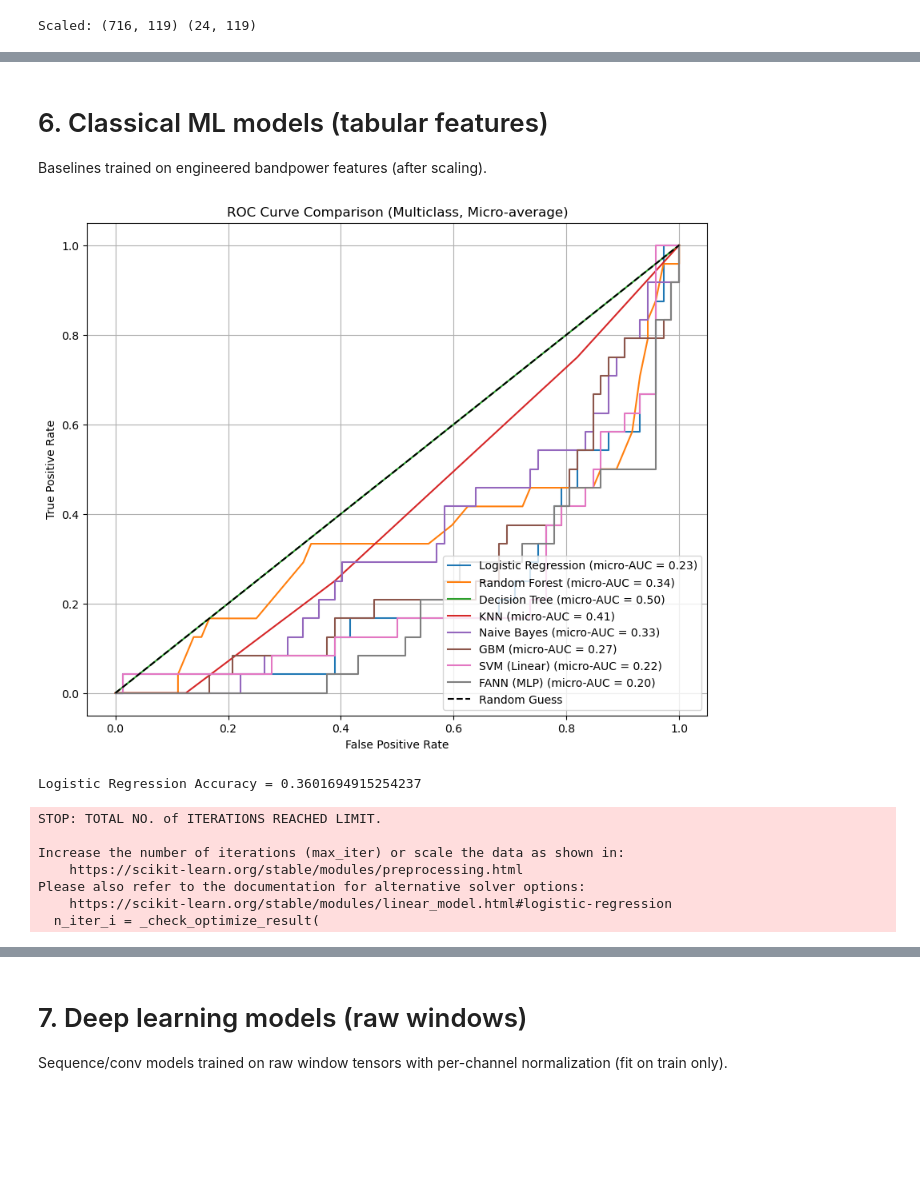
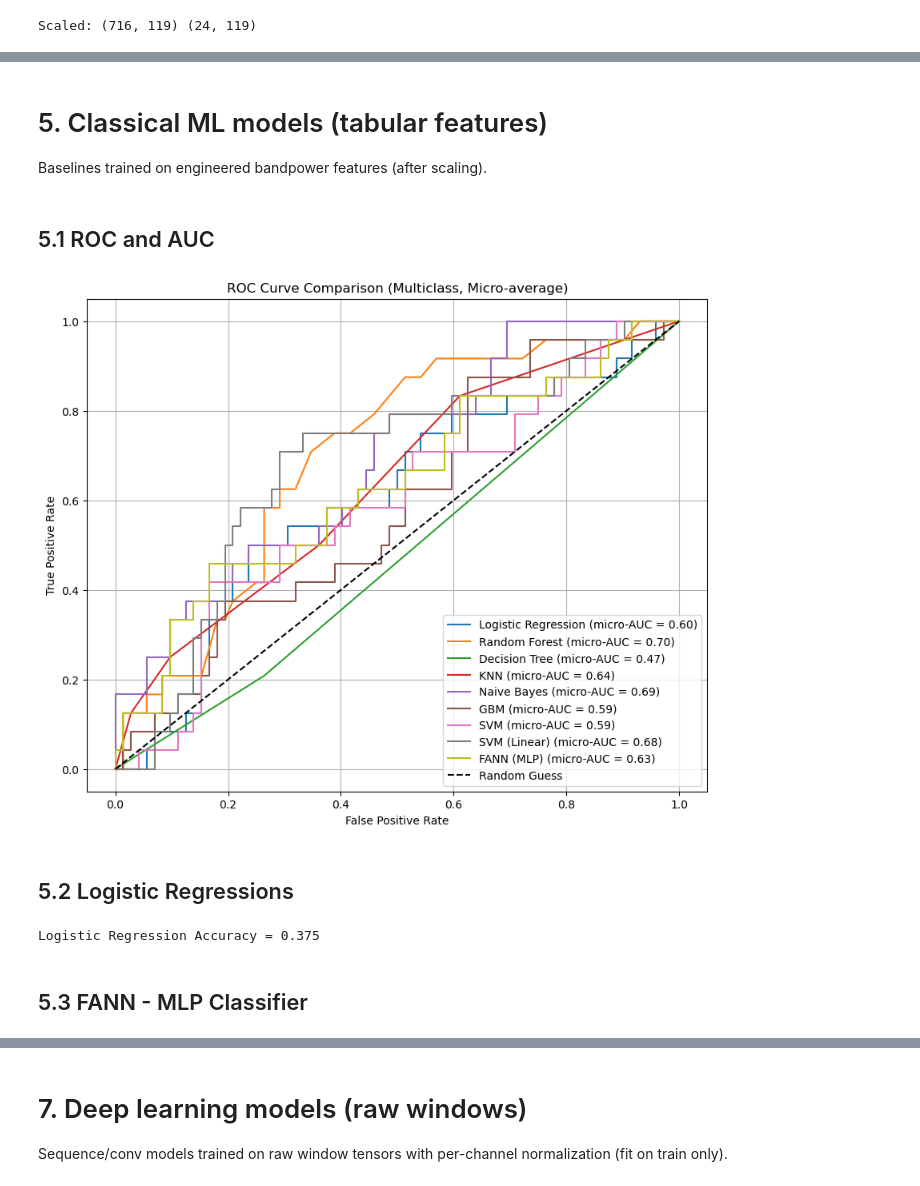
Before and after one commit to mushfique-tajwar/VR-EEG-Deep-Learning, a Jupyter notebook: code.ipynb, the cells around one changed output, grey strips where cells are left out. Drawn from its saved outputs; the diff is of its cells as text; code cells hidden in the pictures; blank space fills up the shorter version.

Commit message:
Classical ML Models

```diff
--- a/code.ipynb
+++ b/code.ipynb
@@ -619,11 +621,8 @@ print(f'Using LOSO (LeaveOneGroupOut): folds={n_folds}, participants={len(unique
 Using LOSO (LeaveOneGroupOut): folds=31, participants=31
 # %%
 # Pick one LOSO fold for downstream cells
-##
-# The rest of the notebook expects a single train/test split (X_train/X_test etc).
-# Here we choose one LOSO fold to act as that split.
 
-_fold_to_use = int(globals().get('LOSO_FOLD', 0))
+_fold_to_use = int(globals().get('LOSO_FOLD', 29))
 
 train_idx, test_idx = splits[_fold_to_use]
 heldout_groups = np.unique(groups[test_idx])
@@ -832,10 +668,10 @@ LEAKY (RandomSplit + Participant feature) results:
 # %% [markdown]
-# 6. Classical ML models (tabular features)
+# 5. Classical ML models (tabular features)
 
 Baselines trained on engineered bandpower features (after scaling).
+# %% [markdown]
+## 5.1 ROC and AUC
 # %%
-# Determining which model to use (multiclass ROC: micro-average)
-
 models = {
     "Logistic Regression": LogisticRegression(class_weight='balanced',
         max_iter=5000,
@@ -846,11 +682,15 @@ models = {
     "KNN": KNeighborsClassifier(),
     "Naive Bayes": GaussianNB(),
     "GBM": GradientBoostingClassifier(random_state=5),
+    "SVM": SVC(
+        kernel='linear',
+        class_weight='balanced',
+        random_state=5),
     "SVM (Linear)": LinearSVC(
         class_weight='balanced',
         random_state=5,
-        max_iter=10000,          # Increased for convergence
-        dual=False               # Set to False because n_samples > n_features
+        max_iter=10000,
+        dual=False
     ),
     "FANN (MLP)": MLPClassifier(
         hidden_layer_sizes=(128, 64),
@@ -872,37 +712,41 @@ def get_score_matrix(fitted_model, X):
         scores = fitted_model.decision_function(X)
 
     scores = np.asarray(scores)
     if scores.ndim == 1:
         # Binary case: convert (n_samples,) -> (n_samples, 1) for consistent ravel() behavior
         scores = scores.reshape(-1, 1)
     return scores
 
 plt.figure(figsize=(10, 8))
 
 for name, model in models.items():
     model.fit(X_train_scaled, y_train)
     y_score = get_score_matrix(model, X_test_scaled)  # (n_samples, n_classes) or (n_samples, 1)
 
     # Binarize y_test using the model's class order to align columns
     y_test_bin = label_binarize(y_test, classes=model.classes_)
 
     # Micro-average ROC (treat each class prediction as a binary decision)
     fpr, tpr, _ = roc_curve(y_test_bin.ravel(), y_score.ravel())
     roc_auc = auc(fpr, tpr)
     plt.plot(fpr, tpr, label=f"{name} (micro-AUC = {roc_auc:.2f})")
 
 plt.plot([0, 1], [0, 1], 'k--', label='Random Guess')
 plt.xlabel("False Positive Rate")
 plt.ylabel("True Positive Rate")
 plt.title("ROC Curve Comparison (Multiclass, Micro-average)")
 plt.legend(loc="lower right")
 plt.grid()
 plt.show()
 # %% [output]
-[figure, old version]
+[figure, new version]
+# %% [markdown]
+## 5.2 Logistic Regressions
 # %%
-# Logistic Regression
-logistic_model = LogisticRegression(class_weight='balanced')
+logistic_model = LogisticRegression(
+        class_weight='balanced',
+        max_iter=5000,
+        solver='lbfgs')
 logistic_model.fit(X_train_scaled, y_train)
 
 y_prediction = logistic_model.predict(X_test_scaled)
@@ -910,12 +754,7 @@ y_prediction = logistic_model.predict(X_test_scaled)
 log_acc = accuracy_score(y_test, y_prediction)
 print('Logistic Regression Accuracy =', log_acc)
 # %% [output]
-Logistic Regression Accuracy = 0.3601694915254237
+Logistic Regression Accuracy = 0.375
-STOP: TOTAL NO. of ITERATIONS REACHED LIMIT.
-
-Increase the number of iterations (max_iter) or scale the data as shown in:
-    https://scikit-learn.org/stable/modules/preprocessing.html
-Please also refer to the documentation for alternative solver options:
-    https://scikit-learn.org/stable/modules/linear_model.html#logistic-regression
-  n_iter_i = _check_optimize_result(
+# %% [markdown]
+## 5.3 FANN - MLP Classifier
 # %%
```
Also changed, not shown: parts of 25 cells of this notebook, 1 other file.
